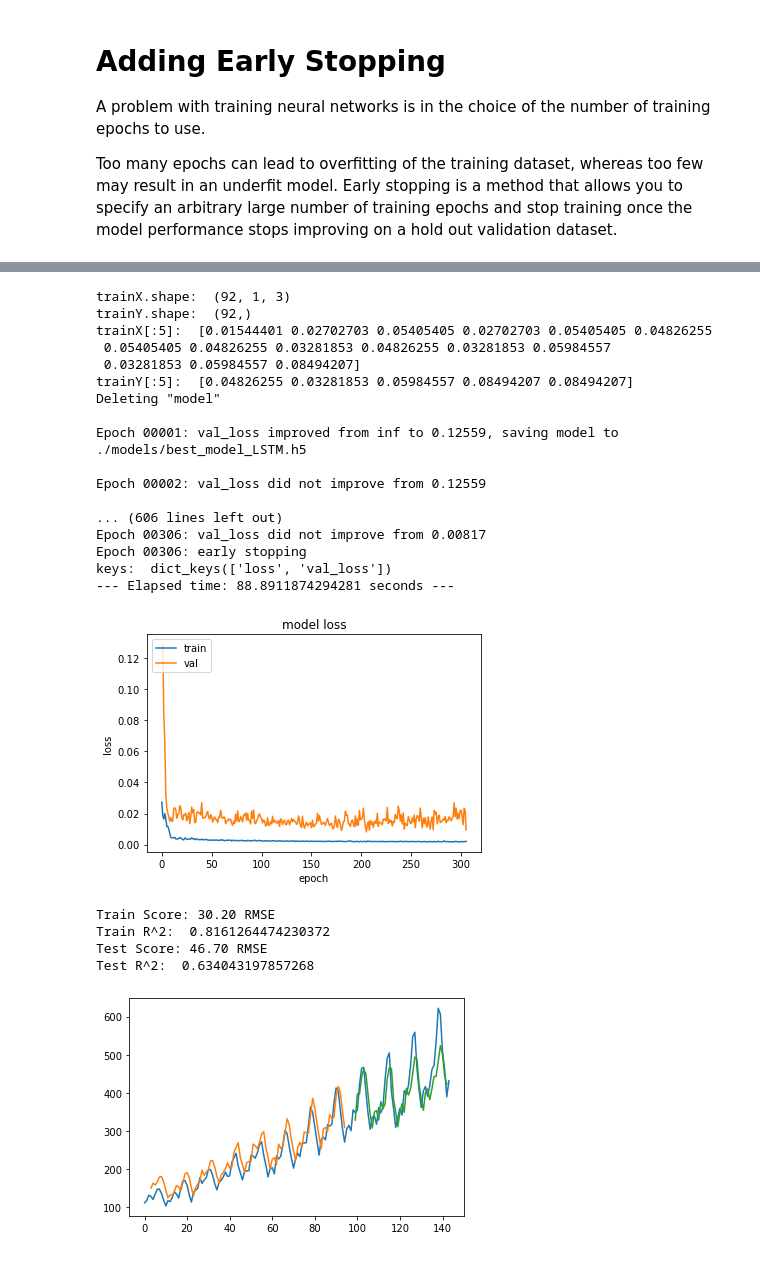
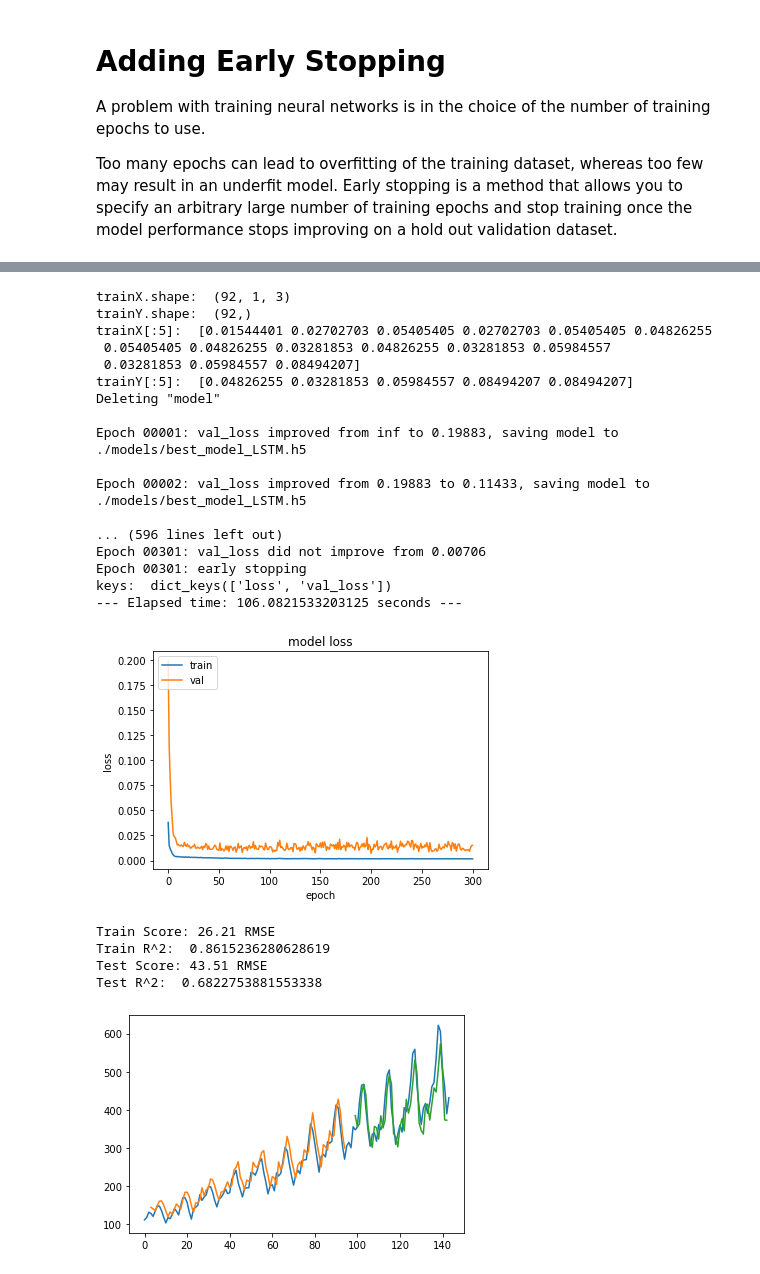
Before and after one commit to selvaje/SE_data, a Jupyter notebook: exercise/NN-day3.ipynb, the cells around one changed output, grey strips where cells are left out. Drawn from its saved outputs; the diff is of its cells as text; code cells hidden in the pictures.

```diff
--- a/exercise/NN-day3.ipynb
+++ b/exercise/NN-day3.ipynb
@@ -48,7 +49,7 @@ There are three types of gates within a unit:
 numpy.random.seed(7)
 # %%
 # load the dataset
-dataframe = pandas.read_csv('./data/airline-passengers.csv', usecols=[1], engine='python')
+dataframe = pandas.read_csv('./txt/airline-passengers.csv', usecols=[1], engine='python')
 dataset = dataframe.values
 dataset = dataset.astype('float32')
 # %%
@@ -668,6 +638,7 @@ testX, testY = create_dataset(test, look_back)
 # reshape input to be [samples, time steps, features]
 trainX = numpy.reshape(trainX, (trainX.shape[0], 1, trainX.shape[1]))
 testX = numpy.reshape(testX, (testX.shape[0], 1, testX.shape[1]))
+batch_size=1
 print('trainX.shape: ',trainX.shape)
 print('trainY.shape: ',trainY.shape)
 print('trainX[:5]: ', trainX[:5].flatten())
@@ -779,8 +750,8 @@ if 'model' in globals():
     print('Deleting "model"')
     del model
 model = Sequential()
-model.add(LSTM(8, batch_input_shape=(batch_size,1,look_back), stateful=True, return_sequences=True))
-model.add(LSTM(9, batch_input_shape=(batch_size, 1,look_back), stateful=True))
+model.add(LSTM(8, batch_input_shape=(batch_size,1,look_back), return_sequences=True))
+model.add(LSTM(8, batch_input_shape=(batch_size, 1,look_back)))
 model.add(Dense(1))
 
 start_time = time.time()
@@ -813,45 +784,45 @@ print('Train Score: %.2f RMSE' % (trainScore))
 print('Train R^2: ', r2_score(trainY[0], trainPredict[:,0]))
 testScore = math.sqrt(mean_squared_error(testY[0], testPredict[:,0]))
 print('Test Score: %.2f RMSE' % (testScore))
 print('Test R^2: ', r2_score(testY[0], testPredict[:,0]))
 
 # shift train predictions for plotting
 trainPredictPlot = numpy.empty_like(dataset)
 trainPredictPlot[:, :] = numpy.nan
 trainPredictPlot[look_back:len(trainPredict)+look_back, :] = trainPredict
 # shift test predictions for plotting
 testPredictPlot = numpy.empty_like(dataset)
 testPredictPlot[:, :] = numpy.nan
 testPredictPlot[len(trainPredict)+(look_back*2)+1:len(dataset)-1, :] = testPredict
 # plot baseline and predictions
 plt.plot(scaler.inverse_transform(dataset))
 plt.plot(trainPredictPlot)
 plt.plot(testPredictPlot)
 plt.show()
 # %% [output]
 trainX.shape:  (92, 1, 3)
 trainY.shape:  (92,)
 trainX[:5]:  [0.01544401 0.02702703 0.05405405 0.02702703 0.05405405 0.04826255
  0.05405405 0.04826255 0.03281853 0.04826255 0.03281853 0.05984557
  0.03281853 0.05984557 0.08494207]
 trainY[:5]:  [0.04826255 0.03281853 0.05984557 0.08494207 0.08494207]
 Deleting "model"
 
-Epoch 00001: val_loss improved from inf to 0.12559, saving model to ./models/best_model_LSTM.h5
+Epoch 00001: val_loss improved from inf to 0.19883, saving model to ./models/best_model_LSTM.h5
 
-Epoch 00002: val_loss did not improve from 0.12559
+Epoch 00002: val_loss improved from 0.19883 to 0.11433, saving model to ./models/best_model_LSTM.h5
 
-... (606 lines left out)
-Epoch 00306: val_loss did not improve from 0.00817
-Epoch 00306: early stopping
+... (596 lines left out)
+Epoch 00301: val_loss did not improve from 0.00706
+Epoch 00301: early stopping
 keys:  dict_keys(['loss', 'val_loss'])
---- Elapsed time: 88.8911874294281 seconds ---
+--- Elapsed time: 106.0821533203125 seconds ---
-[figure, old version]
+[figure, new version]
-Train Score: 30.20 RMSE
-Train R^2:  0.8161264474230372
-Test Score: 46.70 RMSE
-Test R^2:  0.634043197857268
+Train Score: 26.21 RMSE
+Train R^2:  0.8615236280628619
+Test Score: 43.51 RMSE
+Test R^2:  0.6822753881553338
-[figure, old version]
+[figure, new version]
 # %%
 # More layers
 # Try more nodes in the LSTM
```
Also changed, not shown: parts of 29 cells of this notebook.
